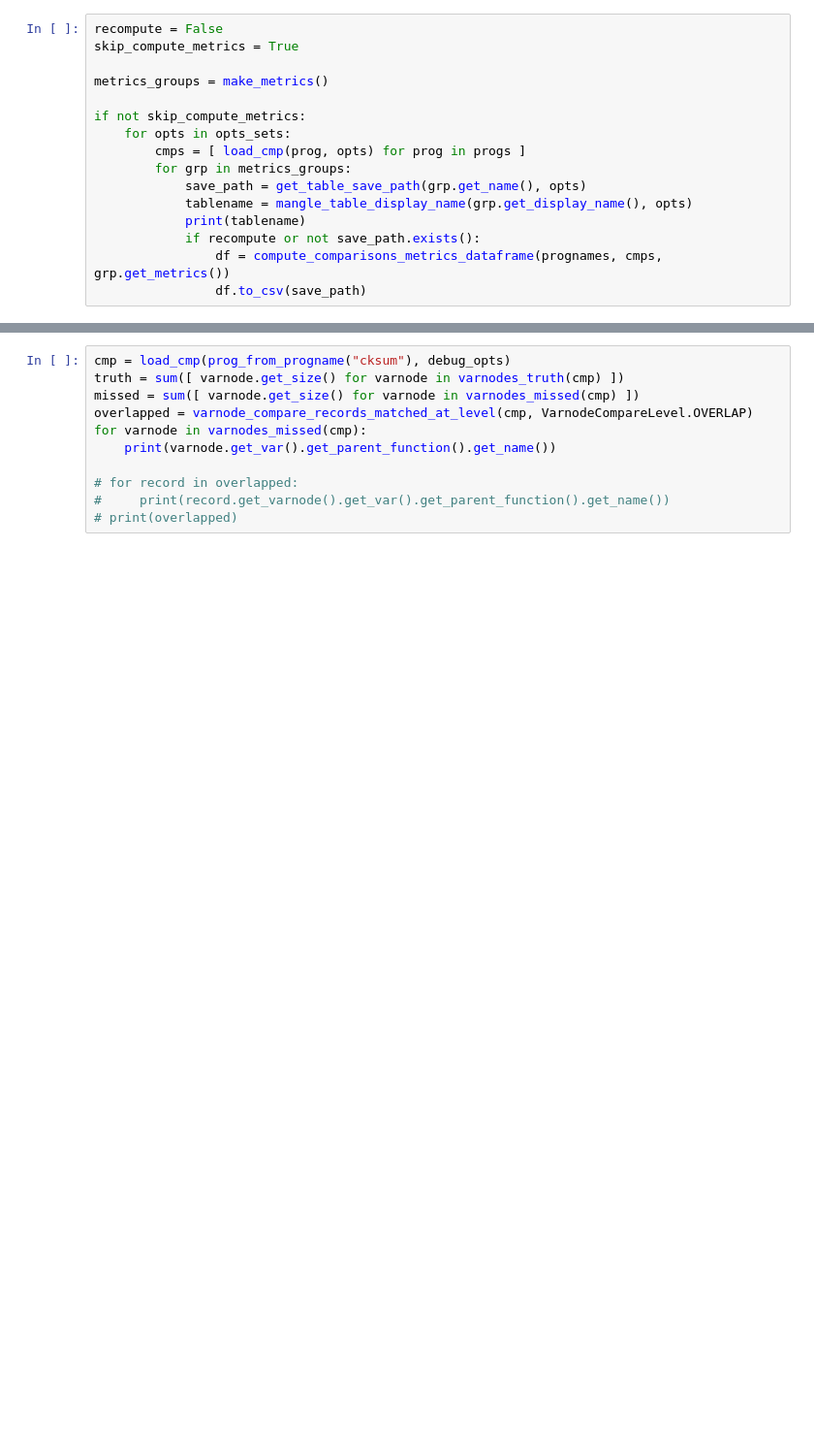
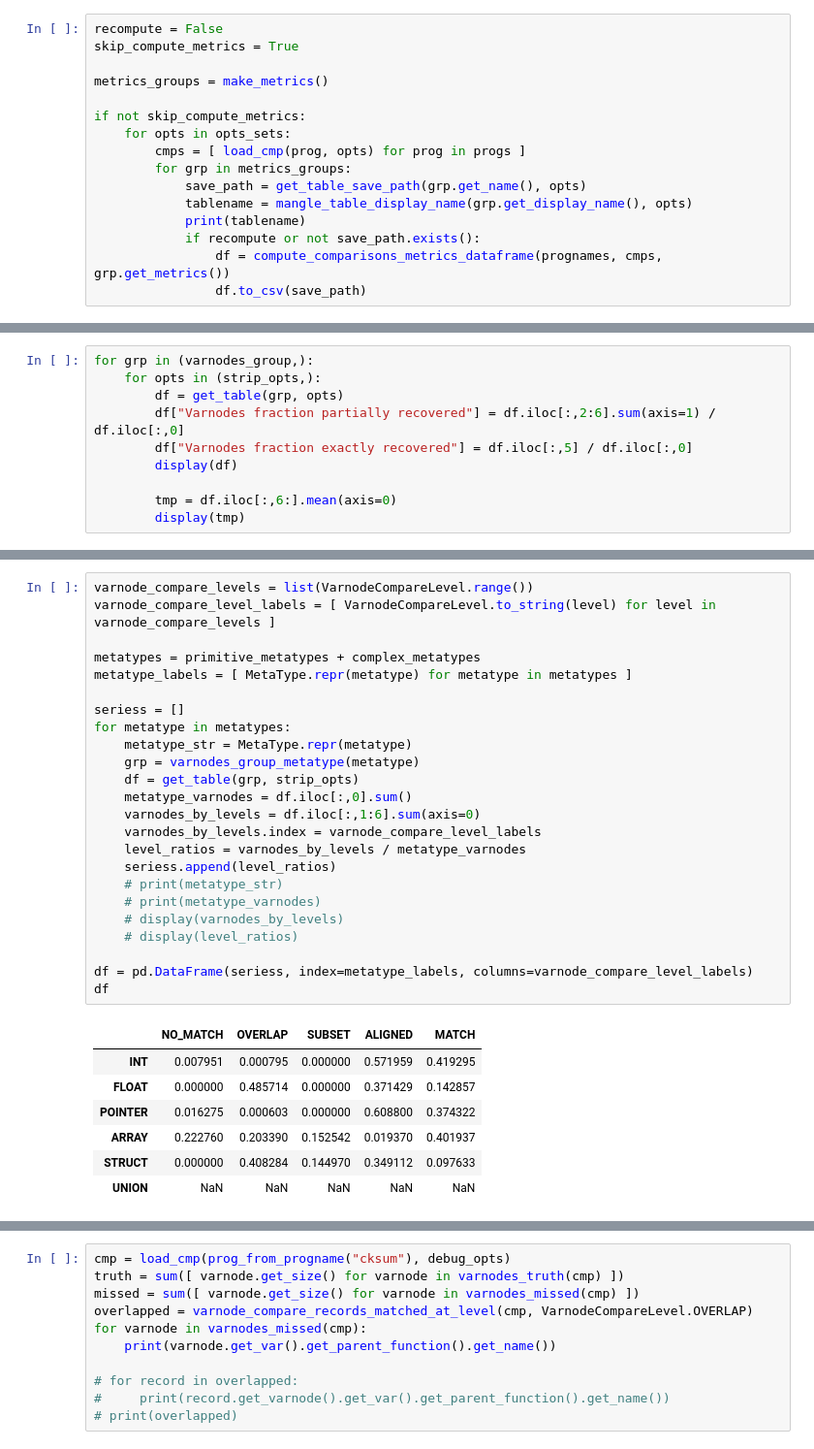
Before and after one commit to jace-kline/thesis, a Jupyter notebook: notebooks/coreutils_metrics.ipynb, the cells around one changed output, grey strips where cells are left out. Shown: that part at 97% size. Cells and saved outputs as stored; diff of their text form; blank space fills up the shorter version.

Commit message:
Data analysis

```diff
--- a/notebooks/coreutils_metrics.ipynb
+++ b/notebooks/coreutils_metrics.ipynb
@@ -347,0 +240,10 @@ display_analyzed_tables(
+# %%
+for grp in (varnodes_group,):
+    for opts in (strip_opts,):
+        df = get_table(grp, opts)
+        df["Varnodes fraction partially recovered"] = df.iloc[:,2:6].sum(axis=1) / df.iloc[:,0]
+        df["Varnodes fraction exactly recovered"] = df.iloc[:,5] / df.iloc[:,0]
+        display(df)
+
+        tmp = df.iloc[:,6:].mean(axis=0)
+        display(tmp)
@@ -347,0 +272,32 @@ display_analyzed_tables(
+# %%
+varnode_compare_levels = list(VarnodeCompareLevel.range())
+varnode_compare_level_labels = [ VarnodeCompareLevel.to_string(level) for level in varnode_compare_levels ]
+
+metatypes = primitive_metatypes + complex_metatypes
+metatype_labels = [ MetaType.repr(metatype) for metatype in metatypes ]
+
+seriess = []
+for metatype in metatypes:
+    metatype_str = MetaType.repr(metatype)
+    grp = varnodes_group_metatype(metatype)
+    df = get_table(grp, strip_opts)
+    metatype_varnodes = df.iloc[:,0].sum()
+    varnodes_by_levels = df.iloc[:,1:6].sum(axis=0)
+    varnodes_by_levels.index = varnode_compare_level_labels
+    level_ratios = varnodes_by_levels / metatype_varnodes
+    seriess.append(level_ratios)
+    # print(metatype_str)
+    # print(metatype_varnodes)
+    # display(varnodes_by_levels)
+    # display(level_ratios)
+
+df = pd.DataFrame(seriess, index=metatype_labels, columns=varnode_compare_level_labels)
+df
+# %% [output]
+|  | NO_MATCH | OVERLAP | SUBSET | ALIGNED | MATCH |
+| INT | 0.007951 | 0.000795 | 0.000000 | 0.571959 | 0.419295 |
+| FLOAT | 0.000000 | 0.485714 | 0.000000 | 0.371429 | 0.142857 |
+| POINTER | 0.016275 | 0.000603 | 0.000000 | 0.608800 | 0.374322 |
+| ARRAY | 0.222760 | 0.203390 | 0.152542 | 0.019370 | 0.401937 |
+| STRUCT | 0.000000 | 0.408284 | 0.144970 | 0.349112 | 0.097633 |
+| UNION | NaN | NaN | NaN | NaN | NaN |
```
Also changed, not shown: parts of 6 cells of this notebook, 1 other file.
